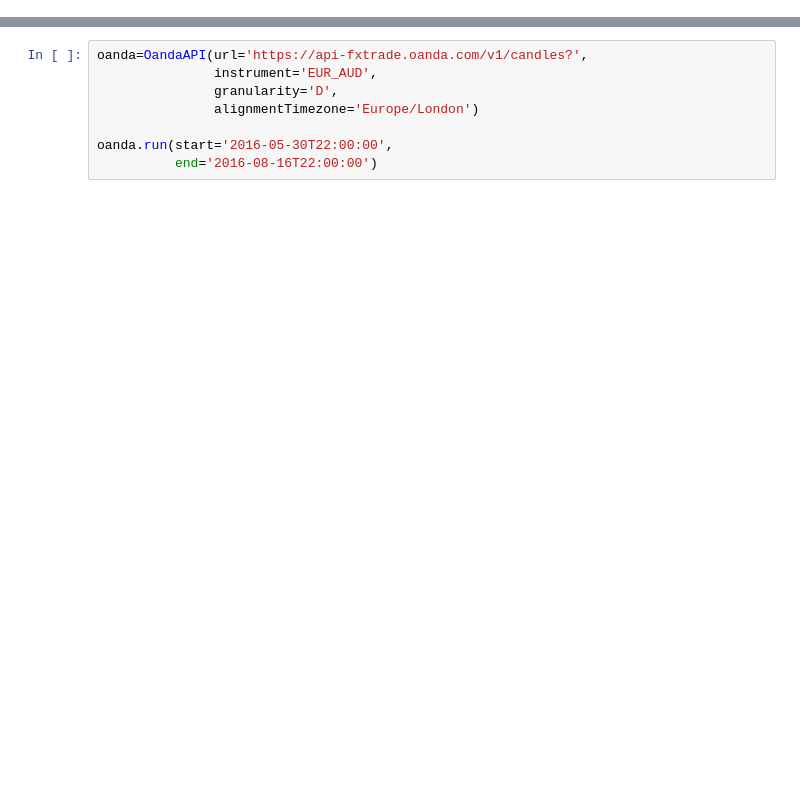
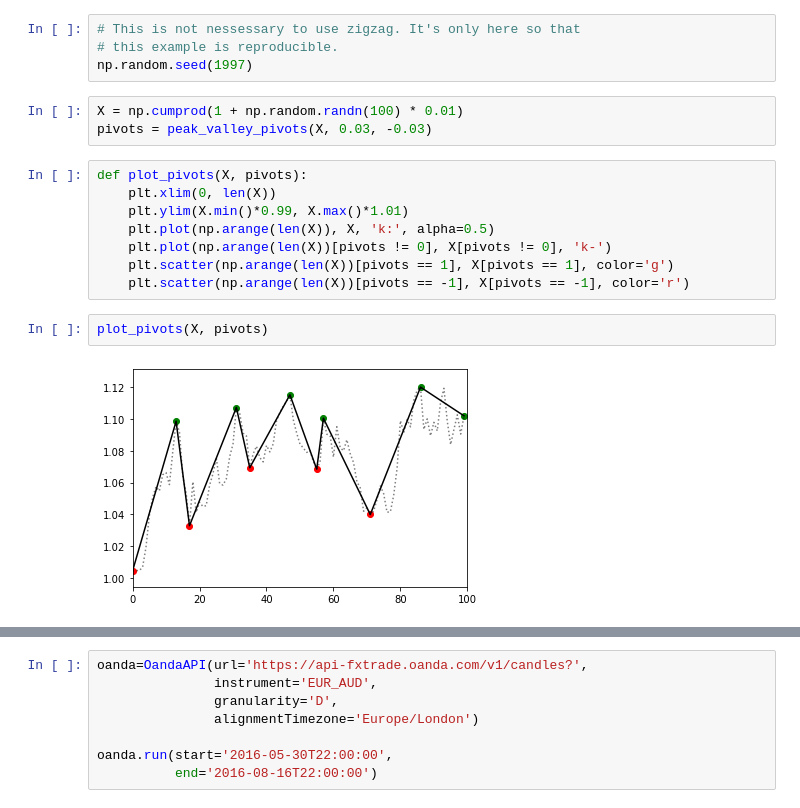
Before and after one commit to FOREXfunguru/FOREX, a Jupyter notebook: learning_nbs/Detecting the start of trend with the zigzag algorithm.ipynb, the cells around one changed output, grey strips where cells are left out. Cells and saved outputs as stored; diff of their text form; blank space fills up the shorter version.

Commit message:
Improving zigzag notebook

```diff
--- a/learning_nbs/Detecting the start of trend with the zigzag algorithm.ipynb
+++ b/learning_nbs/Detecting the start of trend with the zigzag algorithm.ipynb
@@ -7,0 +13,19 @@ from oanda_api import OandaAPI
+# %%
+# This is not nessessary to use zigzag. It's only here so that
+# this example is reproducible.
+np.random.seed(1997)
+# %%
+X = np.cumprod(1 + np.random.randn(100) * 0.01)
+pivots = peak_valley_pivots(X, 0.03, -0.03)
+# %%
+def plot_pivots(X, pivots):
+    plt.xlim(0, len(X))
+    plt.ylim(X.min()*0.99, X.max()*1.01)
+    plt.plot(np.arange(len(X)), X, 'k:', alpha=0.5)
+    plt.plot(np.arange(len(X))[pivots != 0], X[pivots != 0], 'k-')
+    plt.scatter(np.arange(len(X))[pivots == 1], X[pivots == 1], color='g')
+    plt.scatter(np.arange(len(X))[pivots == -1], X[pivots == -1], color='r')
+# %%
+plot_pivots(X, pivots)
+# %% [output]
+[figure, added]
```
Also changed, not shown: parts of 49 cells of this notebook.
